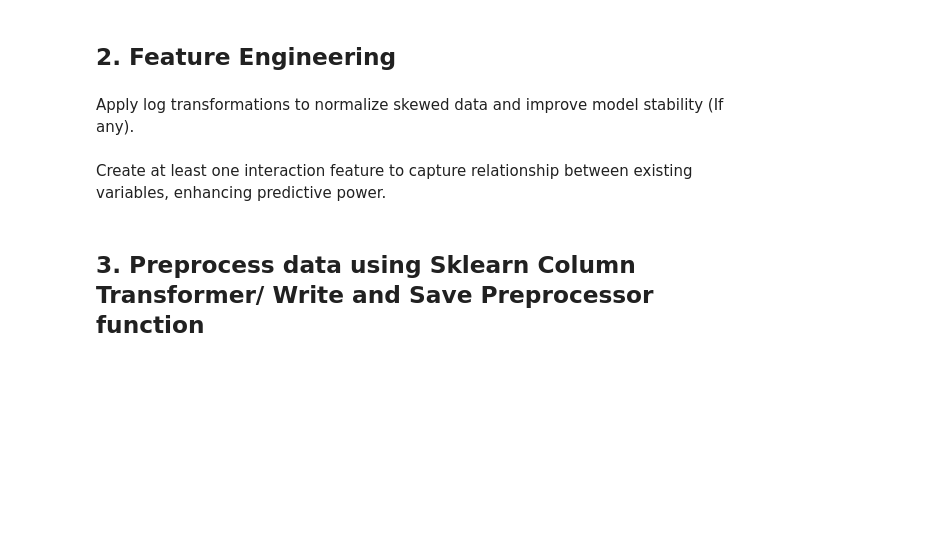
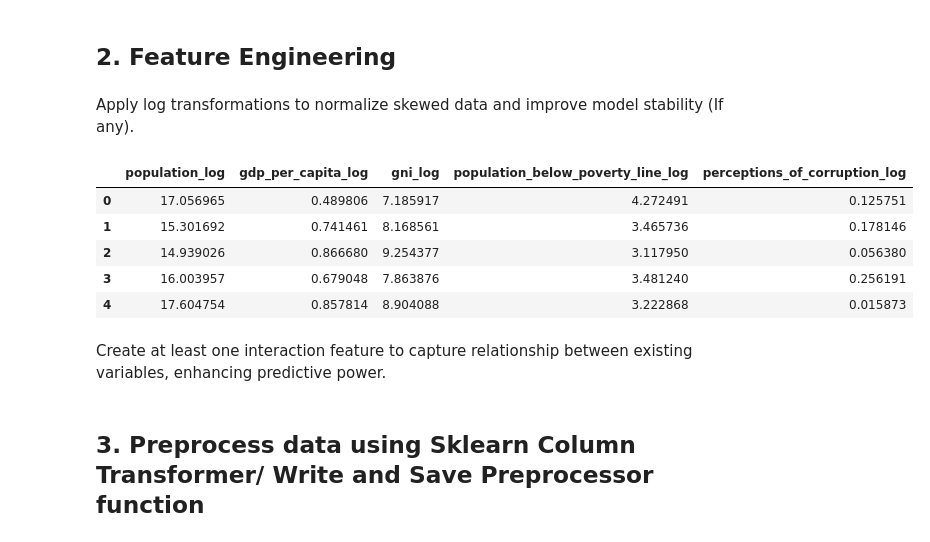
Before and after one commit to DX0ZART/ML_Project_1, a Jupyter notebook: Project_1.ipynb, the cells around one changed output. Saved outputs shown, nothing was run; the diff lists cells and outputs as text; code cells hidden in the pictures; blank space fills up the shorter version.

```diff
--- a/Project_1.ipynb
+++ b/Project_1.ipynb
@@ -254,0 +320,13 @@ Also, detect outliers using box plots, Z-score analysis, or the IQR method to id
+# %%
+# IQR method
+outlier_counts = {}
+for col in numeric_cols:
+    Q1 = eda_df[col].quantile(0.25)
+    Q3 = eda_df[col].quantile(0.75)
+    IQR = Q3 - Q1
+    lower = Q1 - 1.5 * IQR
+    upper = Q3 + 1.5 * IQR
+    outlier_counts[col] = int(((eda_df[col] < lower) | (eda_df[col] > upper)).sum())
+
+print("Number of outliers per column (IQR method):")
+outlier_counts
@@ -259,4 +369,11 @@ Write what you observed and your General comments on what should be done:
 # %% [markdown]
 ## 2. Feature Engineering
+# %%
+X_train = X_train_.copy()
+X_test = X_test_.copy()
+y_train = y_train_.copy()
+y_test = y_test_.copy()
+y_train_labels = y_train_labels_.copy()
+y_test_labels = y_test_labels_.copy()
 # %% [markdown]
 Apply log transformations to normalize skewed data and improve model stability (If any).
@@ -264,0 +380,16 @@ Apply log transformations to normalize skewed data and improve model stability (
+# %%
+# Your code here:
+log_cols = ["population", "gdp_per_capita", "gni",
+            "population_below_poverty_line", "perceptions_of_corruption"]
+
+for col in log_cols:
+    X_train[col + "_log"] = np.log1p(X_train[col])
+
+X_train[[c for c in X_train.columns if c.endswith("_log")]].head()
+# %% [output]
+|  | population_log | gdp_per_capita_log | gni_log | population_below_poverty_line_log | perceptions_of_corruption_log |
+| 0 | 17.056965 | 0.489806 | 7.185917 | 4.272491 | 0.125751 |
+| 1 | 15.301692 | 0.741461 | 8.168561 | 3.465736 | 0.178146 |
+| 2 | 14.939026 | 0.866680 | 9.254377 | 3.117950 | 0.056380 |
+| 3 | 16.003957 | 0.679048 | 7.863876 | 3.481240 | 0.256191 |
+| 4 | 17.604754 | 0.857814 | 8.904088 | 3.222868 | 0.015873 |
```
Also changed, not shown: parts of 40 cells of this notebook, 1 other file.
